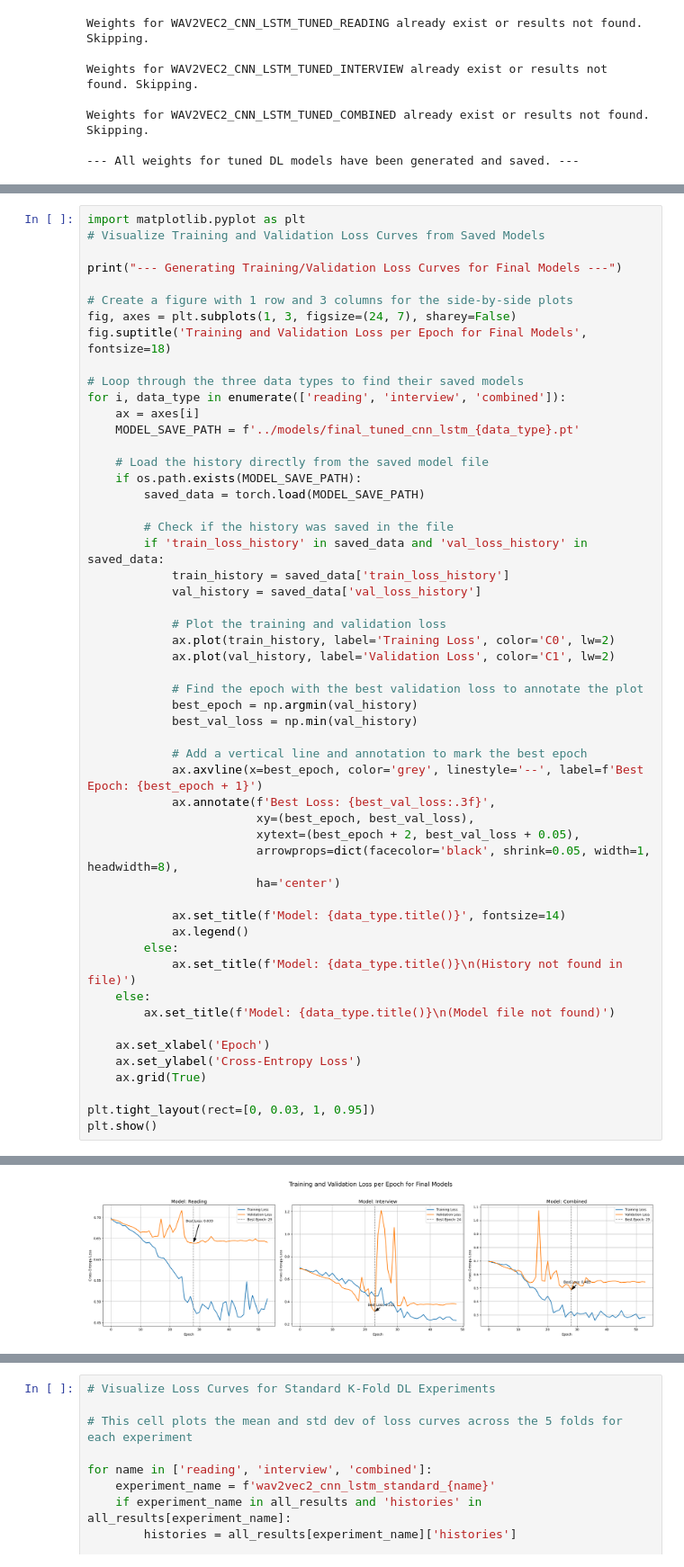
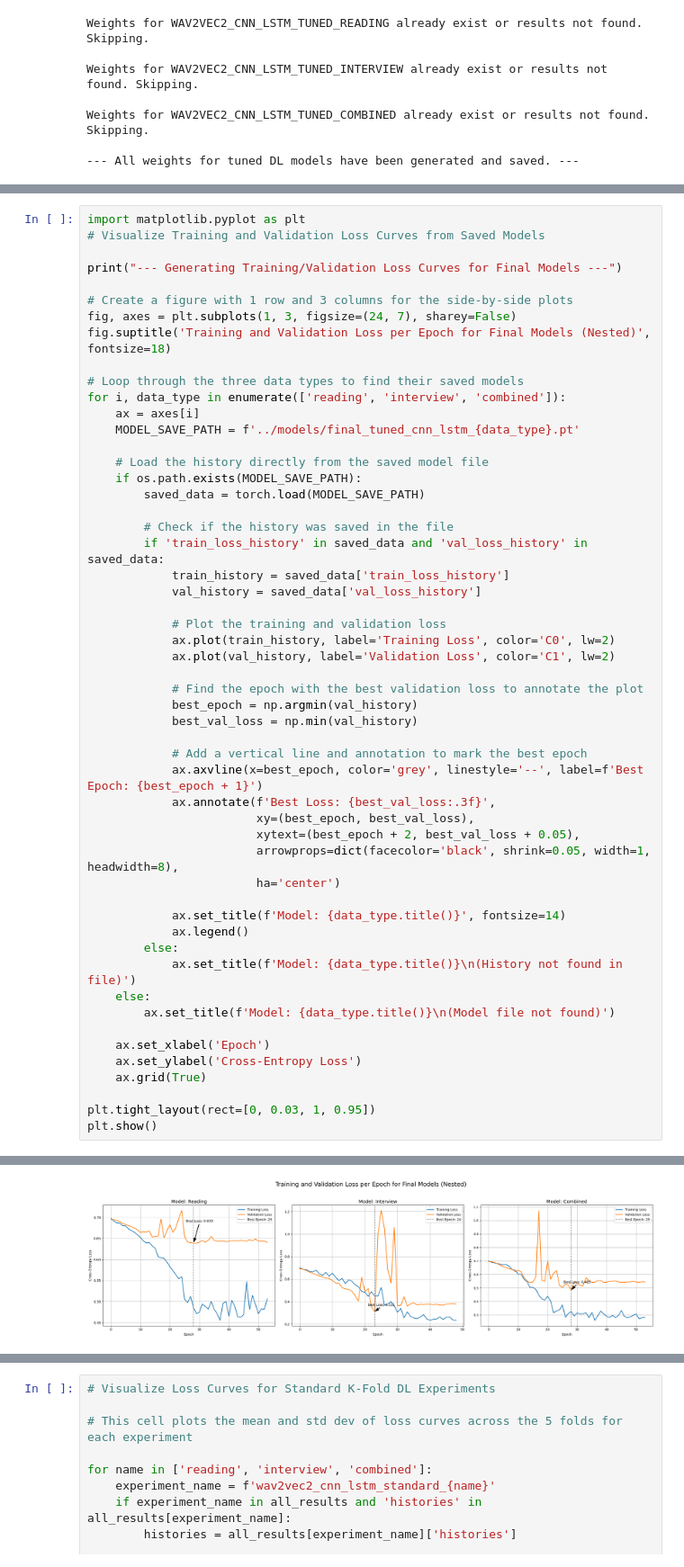
Before and after one commit to ayushpradhan-dev/robust-speech-analysis-framework, a Jupyter notebook: notebooks/04_cnn_lstm_experiment.ipynb, the cells around one changed output, grey strips where cells are left out. Shown at 90% size. Cells and saved outputs as stored; diff of their text form.

```diff
--- a/notebooks/04_cnn_lstm_experiment.ipynb
+++ b/notebooks/04_cnn_lstm_experiment.ipynb
@@ -362,7 +362,7 @@ print("--- Generating Training/Validation Loss Curves for Final Models ---")
 
 # Create a figure with 1 row and 3 columns for the side-by-side plots
 fig, axes = plt.subplots(1, 3, figsize=(24, 7), sharey=False)
-fig.suptitle('Training and Validation Loss per Epoch for Final Models', fontsize=18)
+fig.suptitle('Training and Validation Loss per Epoch for Final Models (Nested)', fontsize=18)
 
 # Loop through the three data types to find their saved models
 for i, data_type in enumerate(['reading', 'interview', 'combined']):
@@ -382,34 +382,34 @@ for i, data_type in enumerate(['reading', 'interview', 'combined']):
             ax.plot(train_history, label='Training Loss', color='C0', lw=2)
             ax.plot(val_history, label='Validation Loss', color='C1', lw=2)
 
             # Find the epoch with the best validation loss to annotate the plot
             best_epoch = np.argmin(val_history)
             best_val_loss = np.min(val_history)
 
             # Add a vertical line and annotation to mark the best epoch
             ax.axvline(x=best_epoch, color='grey', linestyle='--', label=f'Best Epoch: {best_epoch + 1}')
             ax.annotate(f'Best Loss: {best_val_loss:.3f}',
                         xy=(best_epoch, best_val_loss),
                         xytext=(best_epoch + 2, best_val_loss + 0.05),
                         arrowprops=dict(facecolor='black', shrink=0.05, width=1, headwidth=8),
                         ha='center')
 
             ax.set_title(f'Model: {data_type.title()}', fontsize=14)
             ax.legend()
         else:
             ax.set_title(f'Model: {data_type.title()}\n(History not found in file)')
     else:
         ax.set_title(f'Model: {data_type.title()}\n(Model file not found)')
 
     ax.set_xlabel('Epoch')
     ax.set_ylabel('Cross-Entropy Loss')
     ax.grid(True)
 
 plt.tight_layout(rect=[0, 0.03, 1, 0.95])
 plt.show()
 # %% [output]
 --- Generating Training/Validation Loss Curves for Final Models ---
-[figure, old version]
+[figure, new version]
 # %%
 # Load all experiment results into one dictionary
 
```
Also changed, not shown: parts of 13 cells of this notebook, 1 other file.
